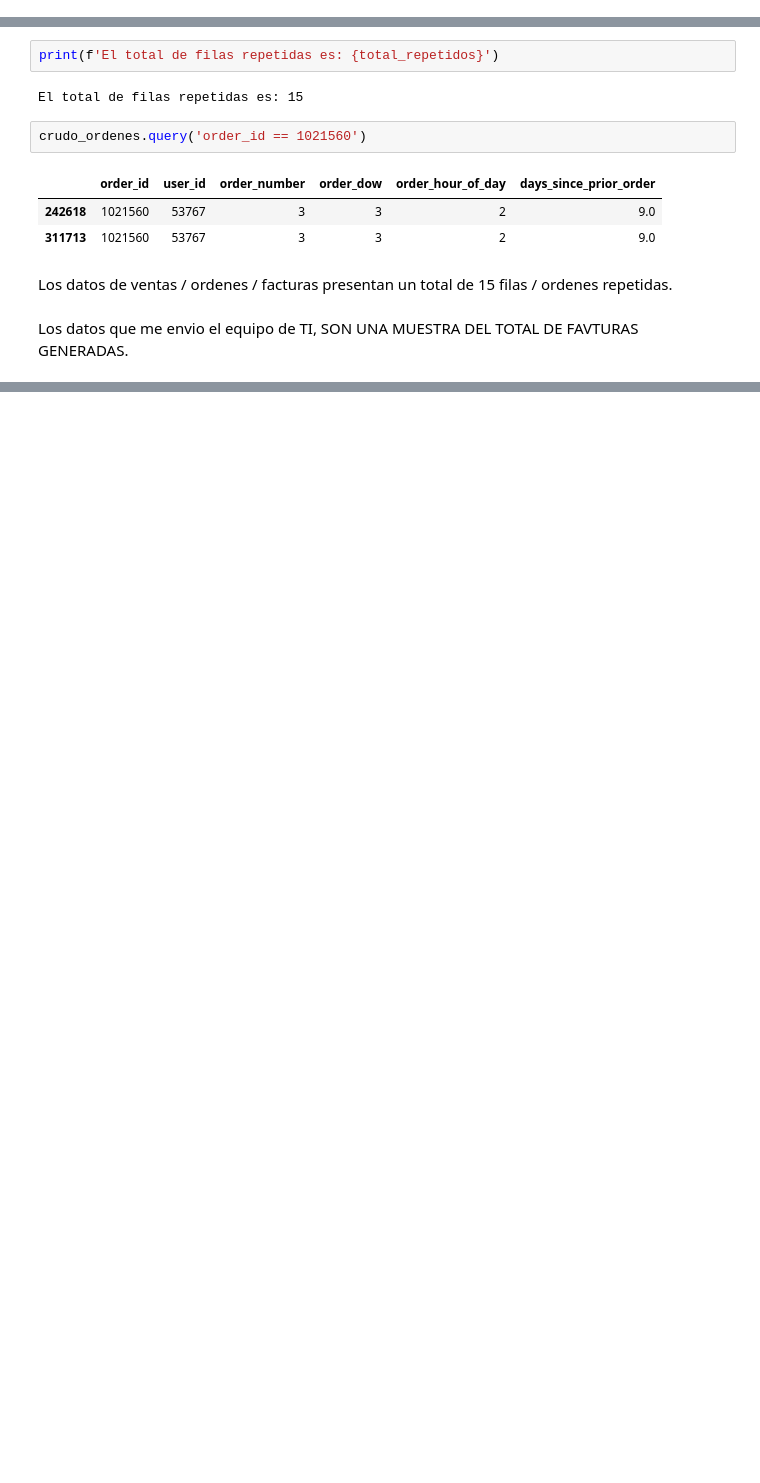
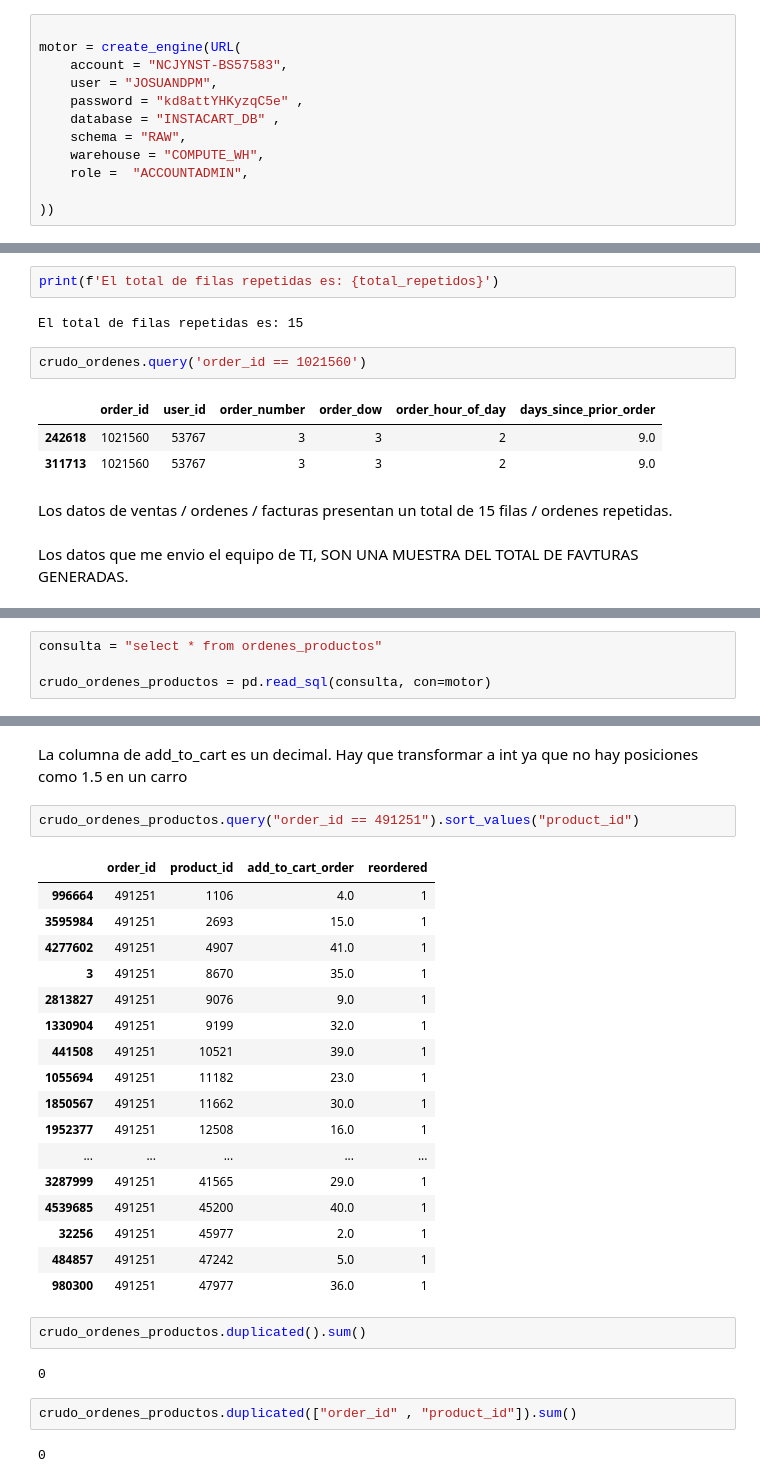
Before and after one commit to JosuandPM/instacart-analitica-avanzada, a Jupyter notebook: notebook/EDA.ipynb, the cells around one changed output, grey strips where cells are left out. Drawn from its saved outputs; the diff is of its cells as text; blank space fills up the shorter version.

```diff
--- a/notebook/EDA.ipynb
+++ b/notebook/EDA.ipynb
@@ -3,0 +70,12 @@ import matplotlib.pyplot as plt
+# %%
+
+motor = create_engine(URL(
+    account = "NCJYNST-BS57583",
+    user = "JOSUANDPM",
+    password = "kd8attYHKyzqC5e" ,
+    database = "INSTACART_DB" ,
+    schema = "RAW",
+    warehouse = "COMPUTE_WH",
+    role =  "ACCOUNTADMIN",
+
+))
@@ -143,0 +440,4 @@ Los datos que me envio el equipo de TI, SON UNA MUESTRA DEL TOTAL DE FAVTURAS GE
+# %%
+consulta = "select * from ordenes_productos"
+
+crudo_ordenes_productos = pd.read_sql(consulta, con=motor)
@@ -143,0 +467,30 @@ Los datos que me envio el equipo de TI, SON UNA MUESTRA DEL TOTAL DE FAVTURAS GE
+# %% [markdown]
+La columna de add_to_cart es un decimal. Hay que transformar a int ya que no hay posiciones como 1.5 en un carro
+# %%
+crudo_ordenes_productos.query("order_id == 491251").sort_values("product_id")
+# %% [output]
+|  | order_id | product_id | add_to_cart_order | reordered |
+| 996664 | 491251 | 1106 | 4.0 | 1 |
+| 3595984 | 491251 | 2693 | 15.0 | 1 |
+| 4277602 | 491251 | 4907 | 41.0 | 1 |
+| 3 | 491251 | 8670 | 35.0 | 1 |
+| 2813827 | 491251 | 9076 | 9.0 | 1 |
+| 1330904 | 491251 | 9199 | 32.0 | 1 |
+| 441508 | 491251 | 10521 | 39.0 | 1 |
+| 1055694 | 491251 | 11182 | 23.0 | 1 |
+| 1850567 | 491251 | 11662 | 30.0 | 1 |
+| 1952377 | 491251 | 12508 | 16.0 | 1 |
+| ... | ... | ... | ... | ... |
+| 3287999 | 491251 | 41565 | 29.0 | 1 |
+| 4539685 | 491251 | 45200 | 40.0 | 1 |
+| 32256 | 491251 | 45977 | 2.0 | 1 |
+| 484857 | 491251 | 47242 | 5.0 | 1 |
+| 980300 | 491251 | 47977 | 36.0 | 1 |
+# %%
+crudo_ordenes_productos.duplicated().sum()
+# %% [output]
+0
+# %%
+crudo_ordenes_productos.duplicated(["order_id" , "product_id"]).sum()
+# %% [output]
+0
```
Also changed, not shown: parts of 48 cells of this notebook.
